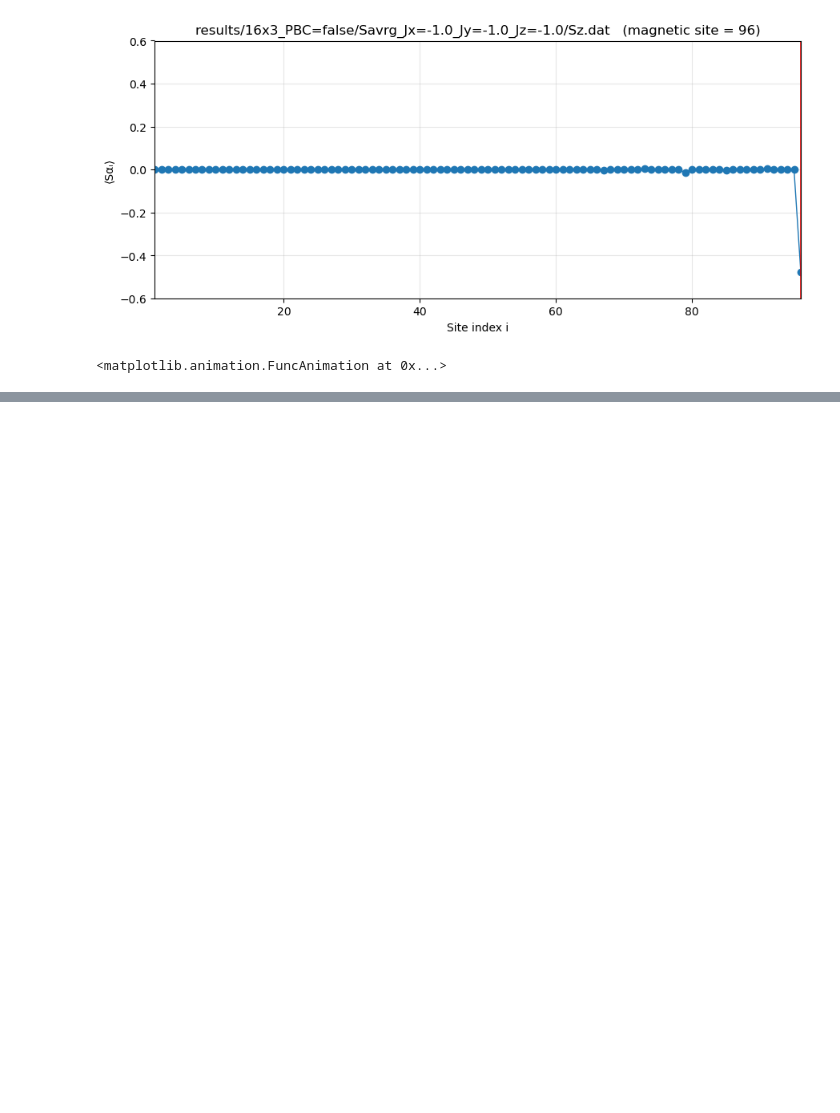
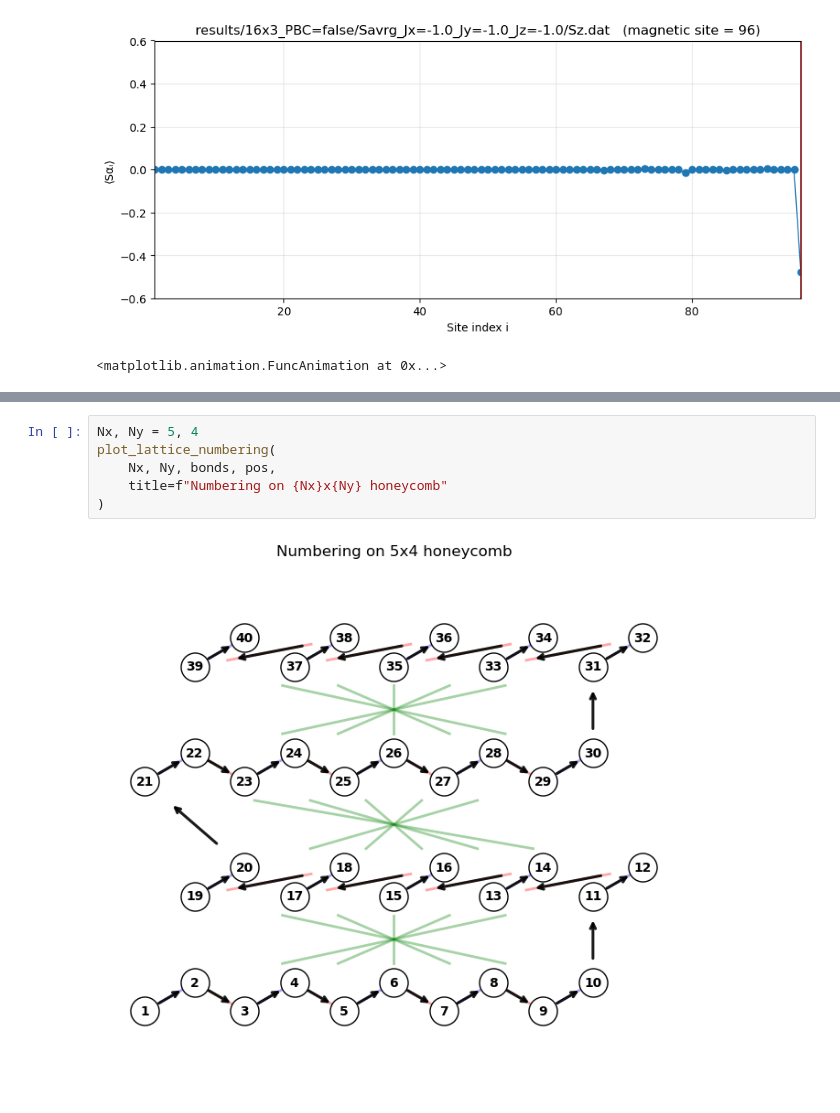
Before and after one commit to marcinszlap/KitaevHoneycomb, a Jupyter notebook: wykresy.ipynb, the cells around one changed output, grey strips where cells are left out. Drawn from its saved outputs; the diff is of its cells as text; blank space fills up the shorter version.

```diff
--- a/wykresy.ipynb
+++ b/wykresy.ipynb
@@ -1088,0 +1503,8 @@ cell (5,3): A=29  B=30
+# %%
+Nx, Ny = 5, 4
+plot_lattice_numbering(
+    Nx, Ny, bonds, pos,
+    title=f"Numbering on {Nx}x{Ny} honeycomb"
+)
+# %% [output]
+[figure, added]
```
Also changed, not shown: parts of 5 cells of this notebook, 23 other files.
